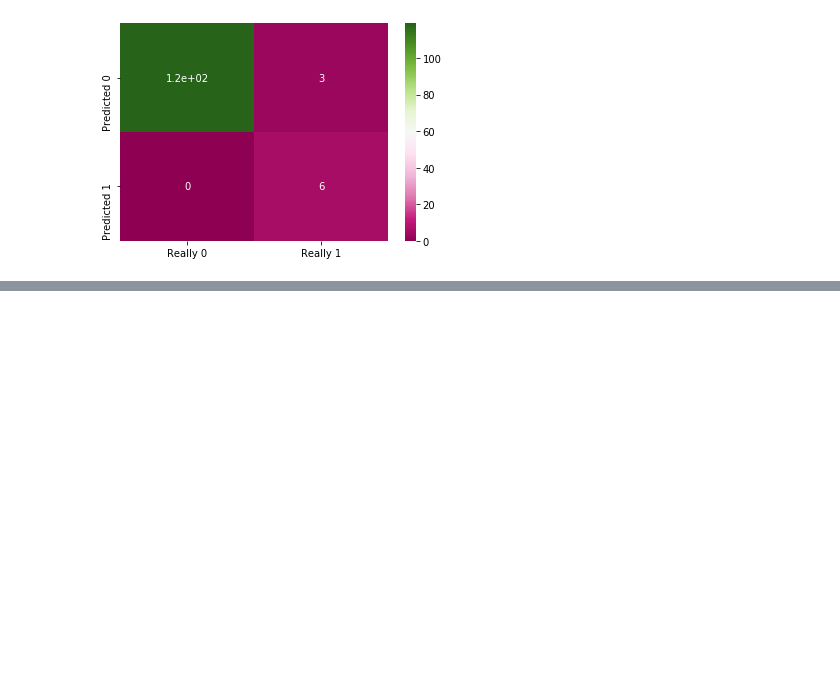
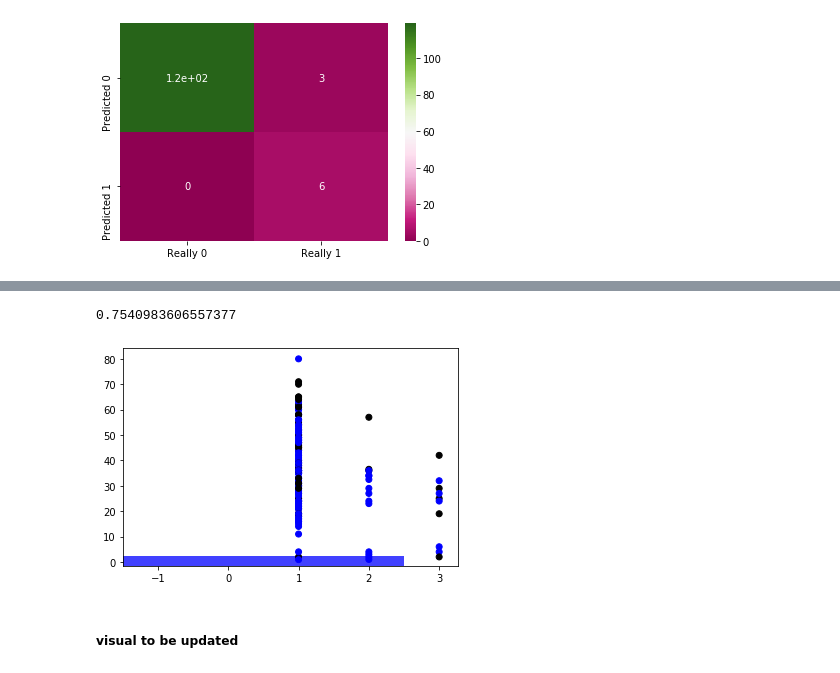
Before and after one commit to Pijanes/Portfolio, a Jupyter notebook: Classification.ipynb, the cells around one changed output, grey strips where cells are left out. Saved outputs shown, nothing was run; the diff lists cells and outputs as text; code cells hidden in the pictures; blank space fills up the shorter version.

```diff
--- a/Classification.ipynb
+++ b/Classification.ipynb
@@ -710,0 +748,31 @@ F1 Score is 0.8
+# %%
+from sklearn.svm import SVC
+import numpy as np
+from matplotlib import pyplot as plt
+
+# train a classifier
+m = SVC(kernel='rbf', C=10.0, gamma=2**-5)
+m.fit(X_df5, y_df5)
+print(m.score(X_df5, y_df5))
+
+# plot the decision boundary
+N = 183
+coord = np.linspace(-1.5, 2.5, N)
+xx, yy = np.meshgrid(coord, coord)
+
+Xpred = np.array(list(zip(xx.reshape(N ** 2), yy.reshape(N ** 2))))
+ypred = m.predict(Xpred)
+
+Z = ypred.reshape(xx.shape)
+plt.contourf(xx, yy, Z, alpha=0.75, cmap=plt.cm.seismic)
+
+# plot the data points
+colors = np.array(['black', 'blue'])
+plt.scatter(X_df5['Pclass'], X_df5['Age'], color=colors[y_df5])
+
+plt.show()
+# %% [output]
+0.7540983606557377
+[figure, added]
+# %% [markdown]
+##### visual to be updated
```
Also changed, not shown: parts of 9 cells of this notebook, 1 other file.
